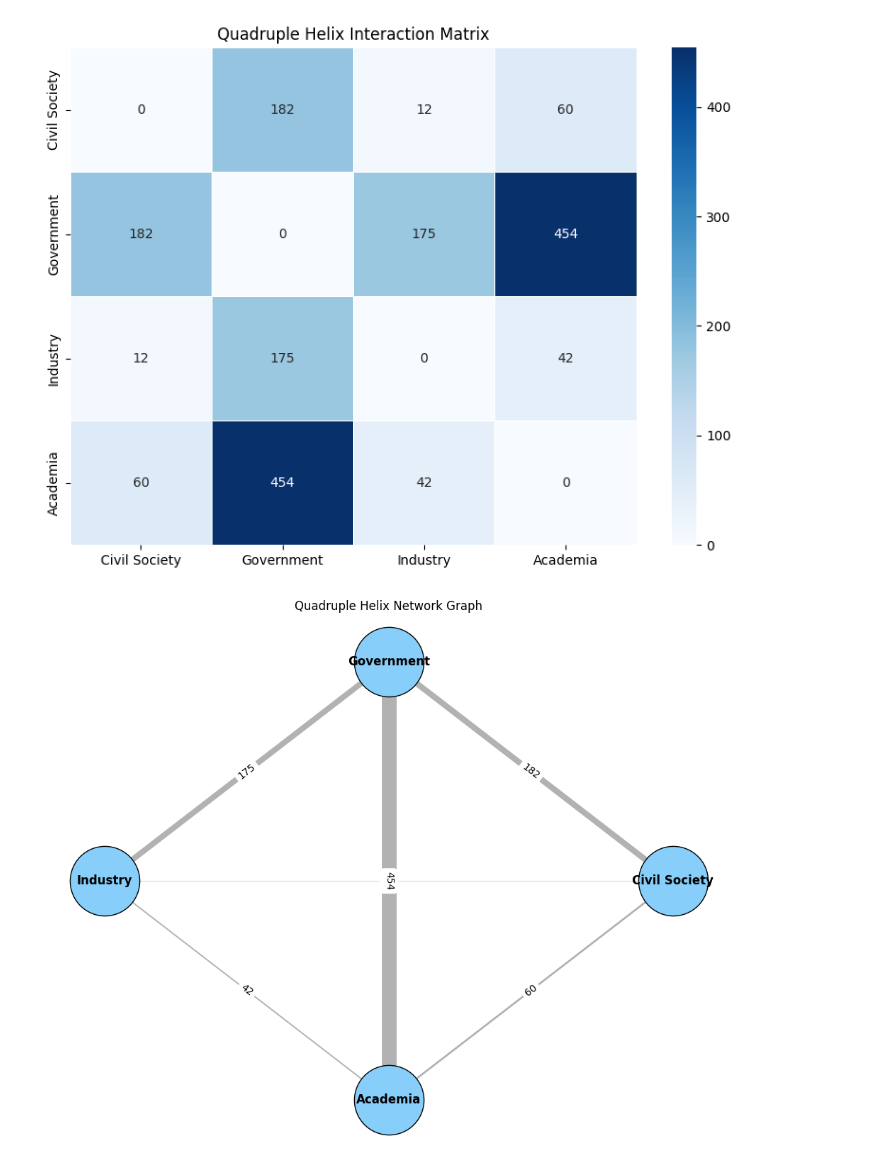
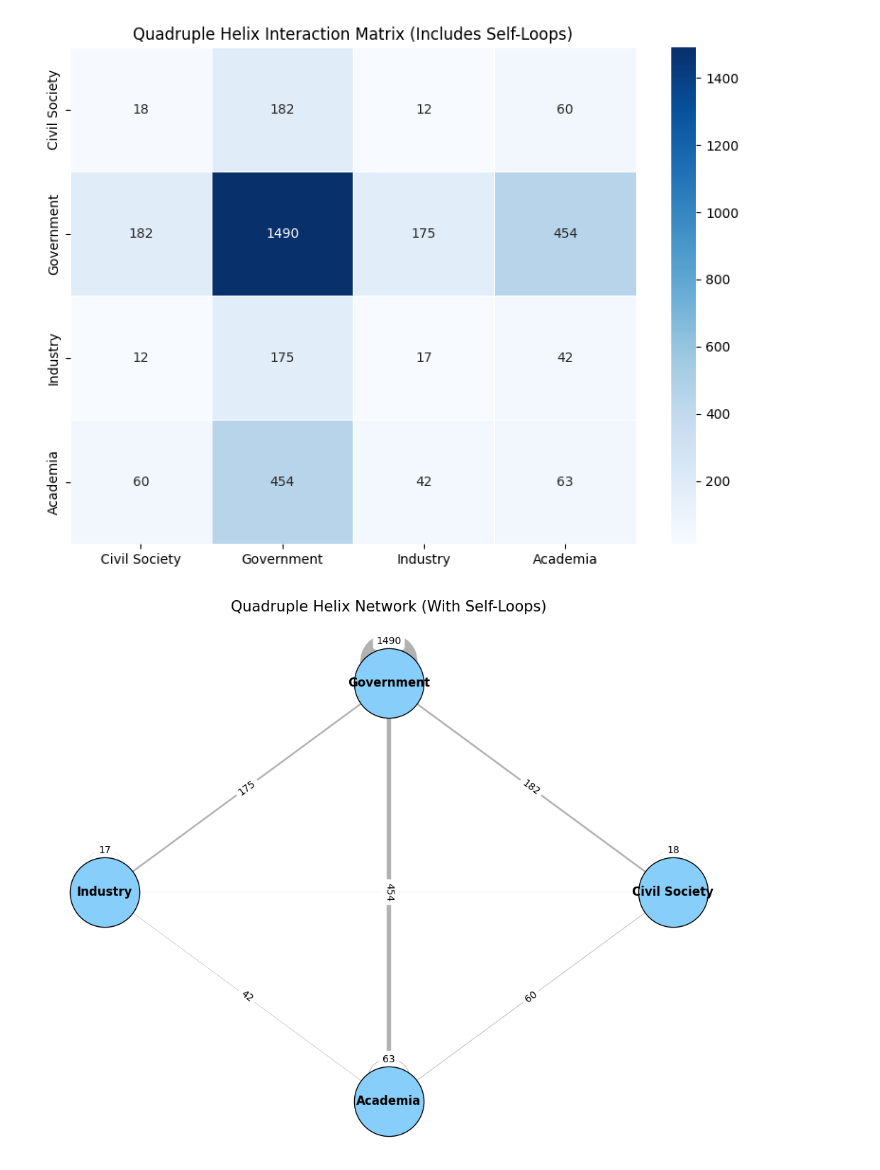
Before and after one commit to ge54xib/NEUSTART, a Jupyter notebook: Version_2_Name_Entity_Recognition/RQ2 V3.ipynb, the cells around one changed output. Saved outputs shown, nothing was run; the diff lists cells and outputs as text; code cells hidden in the pictures.

```diff
--- a/Version_2_Name_Entity_Recognition/RQ2 V3.ipynb
+++ b/Version_2_Name_Entity_Recognition/RQ2 V3.ipynb
@@ -218,9 +289,12 @@ import networkx as nx
 import matplotlib.pyplot as plt
 import seaborn as sns
 import re
+import numpy as np
 
 # --- 1. CONFIGURATION ---
 TARGETS = ["Civil Society", "Government", "Industry", "Academia"]
+
+# Using the files generated in previous steps
 text_csv = "paragraphs_master.csv"
 entities_csv = "2entities_filled.csv"
 
@@ -229,14 +303,14 @@ print("Loading data...")
 df_text = pd.read_csv(text_csv).fillna("")
 df_ent = pd.read_csv(entities_csv).fillna("")
 
-# Normalize
+# Filter for the 4 Helix Categories
 df_ent['qh_category'] = df_ent['qh_category'].astype(str).str.strip()
 df_ent = df_ent[df_ent['qh_category'].isin(TARGETS)]
 
-# Build Lookup Map (Doc_ID -> Entities)
+# Build Entity Lookup Map (Doc_ID -> List of (Name, Category))
+print("Building entity lookup map...")
 doc_entity_map = {}
 for doc_id, group in df_ent.groupby('Doc_ID'):
-    # Store (Name, Category) pairs
     entities = list(zip(group['entity_name'].astype(str), group['qh_category']))
     doc_entity_map[doc_id] = entities
 
@@ -244,7 +318,7 @@ for doc_id, group in df_ent.groupby('Doc_ID'):
 G = nx.Graph()
 G.add_nodes_from(TARGETS)
 
-print(f"Scanning {len(df_text)} paragraphs for interactions...")
+print(f"Scanning {len(df_text)} paragraphs. This may take a moment...")
 
 for _, row in df_text.iterrows():
     doc_id = row['Doc_ID']
@@ -255,71 +329,80 @@ for _, row in df_text.iterrows():
     potential_entities = doc_entity_map.get(doc_id, [])
     if not potential_entities: continue
 
-    # Find ALL occurrences (allowing duplicates)
+    # Find ALL occurrences of entities (including duplicates)
     found_categories = []
+
     for name, category in potential_entities:
         # Regex search: Case-insensitive
         matches = re.findall(re.escape(name), text, re.IGNORECASE)
         if matches:
             found_categories.extend([category] * len(matches))
 
-    # Need at least 2 entities to interact
-    if len(found_categories) < 2: continue
+    # Need at least 2 entities (even of the same type) to create an interaction
+    if len(found_categories) < 2:
+        continue
 
-    # Generate Edges
+    # Generate Interactions (Clique)
+    # We create links between EVERY combination found.
+    # If found_categories = [Gov, Gov, Ind]:
+    #   1. (Gov, Gov) -> Self-loop (Added!)
+    #   2. (Gov, Ind) -> Interaction
+    #   3. (Gov, Ind) -> Interaction
     for c1, c2 in itertools.combinations(sorted(found_categories), 2):
-        if c1 != c2:  # Exclude self-loops (e.g. Gov-Gov)
-            if G.has_edge(c1, c2):
-                G[c1][c2]['weight'] += 1
-            else:
-                G.add_edge(c1, c2, weight=1)
+        # REMOVED: if c1 != c2: check. Self-loops are now allowed.
+        if G.has_edge(c1, c2):
+            G[c1][c2]['weight'] += 1
+        else:
+            G.add_edge(c1, c2, weight=1)
 
-# --- 4. GENERATE & SAVE MATRIX ---
+# --- 4. GENERATE MATRICES ---
 print("\nGenerating Interaction Matrix...")
 
-# Convert Graph to Pandas DataFrame (Adjacency Matrix)
-# nodelist ensures the order is fixed [Civil Society, Gov, Ind, Acad]
+# Adjacency Matrix
 matrix_df = nx.to_pandas_adjacency(G, nodelist=TARGETS, weight='weight', dtype=int)
 
-# Save to CSV
-output_matrix_file = "qh_interaction_matrix.csv"
-matrix_df.to_csv(output_matrix_file)
+# Save Matrix
+output_matrix = "qh_interaction_matrix_with_selfloops.csv"
+matrix_df.to_csv(output_matrix)
 
-print("Interaction Matrix:")
+print(f"Matrix saved to {output_matrix}")
 print(matrix_df)
 
 # --- 5. VISUALIZATION ---
 
-# Plot 1: Heatmap of the Matrix
+# Plot 1: Heatmap (Best way to see self-loops on the diagonal)
 plt.figure(figsize=(8, 6))
 sns.heatmap(matrix_df, annot=True, fmt='d', cmap="Blues", linewidths=.5)
-plt.title("Quadruple Helix Interaction Matrix")
+plt.title("Quadruple Helix Interaction Matrix (Includes Self-Loops)")
 plt.tight_layout()
-plt.savefig("qh_matrix_heatmap.png")
+plt.savefig("qh_matrix_heatmap_selfloops.png")
 plt.show()
 
-# Plot 2: Network Graph (Weighted)
+# Plot 2: Network Graph
+# Note: Self-loops in networkx circular_layout are often drawn as small loops on the node.
 plt.figure(figsize=(10, 8))
 pos = nx.circular_layout(G)
 edges = G.edges(data=True)
 weights = [data['weight'] for u, v, data in edges]
 max_weight = max(weights) if weights else 1
 
-# Nodes
+# Draw Nodes
 nx.draw_networkx_nodes(G, pos, node_size=5000, node_color='#87CEFA', edgecolors='black')
-# Edges (Thickness = weight)
+
+# Draw Edges
 nx.draw_networkx_edges(G, pos, width=[(w / max_weight) * 15 for w in weights], alpha=0.6, edge_color='gray')
-# Labels
+
+# Draw Labels
 nx.draw_networkx_labels(G, pos, font_size=12, font_weight='bold')
 edge_labels = {(u, v): d['weight'] for u, v, d in edges}
 nx.draw_networkx_edge_labels(G, pos, edge_labels=edge_labels, font_size=10)
 
-plt.title("Quadruple Helix Network Graph")
+plt.title("Quadruple Helix Network (With Self-Loops)", fontsize=15)
 plt.axis('off')
 plt.tight_layout()
-plt.savefig("qh_network_graph.png")
+plt.savefig("qh_network_graph_selfloops.png")
 plt.show()
 
-print(f"✅ Outputs saved:\n 1. {output_matrix_file}\n 2. qh_matrix_heatmap.png\n 3. qh_network_graph.png")
+print("✅ Analysis Complete!")
 # %% [output]
 Loading data...
@@ -335,2 +419,2 @@ Academia                  60         454        42         0
-[figure, old version]
+[figure, new version]
-[figure, old version]
+[figure, new version]
```
Also changed, not shown: parts of 7 cells of this notebook, 30 other files.
